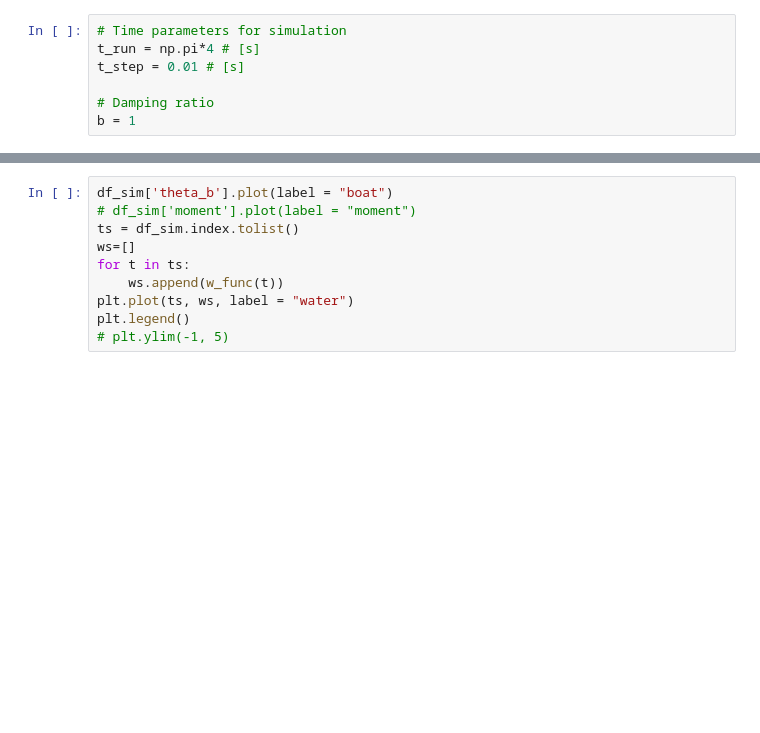
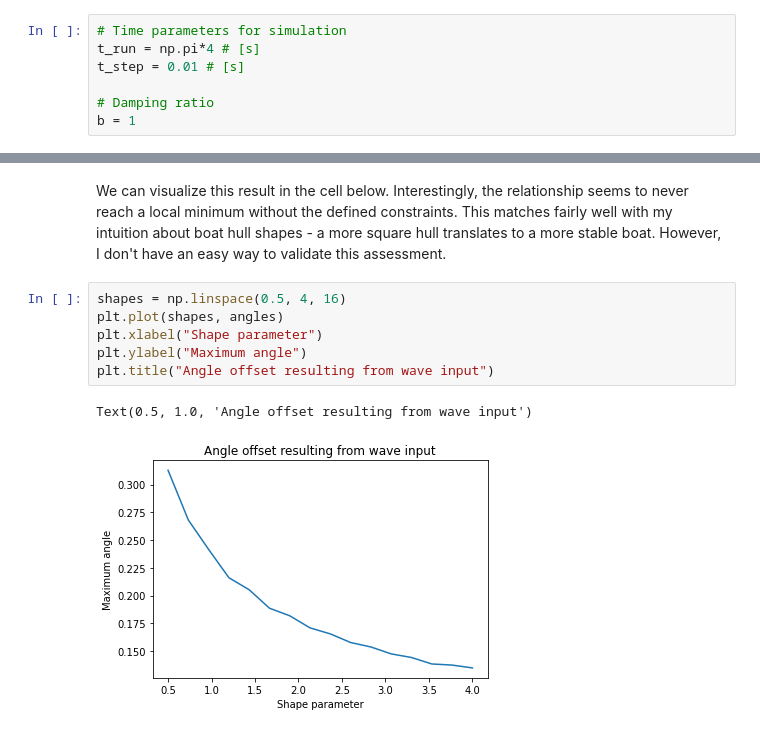
Before and after one commit to shawnalbertson/PDO-kayak, a Jupyter notebook: shawn-pdo-final.ipynb, the cells around one changed output, grey strips where cells are left out. Saved outputs shown, nothing was run; the diff lists cells and outputs as text; blank space fills up the shorter version.

```diff
--- a/shawn-pdo-final.ipynb
+++ b/shawn-pdo-final.ipynb
@@ -294,10 +315,11 @@ Run once and get max angle
-# %%
-df_sim['theta_b'].plot(label = "boat")
-# df_sim['moment'].plot(label = "moment")
-ts = df_sim.index.tolist()
-ws=[]
-for t in ts:
-    ws.append(w_func(t))
-plt.plot(ts, ws, label = "water")
-plt.legend()
-# plt.ylim(-1, 5)
+# %% [markdown]
+We can visualize this result in the cell below. Interestingly, the relationship seems to never reach a local minimum without the defined constraints. This matches fairly well with my intuition about boat hull shapes - a more square hull translates to a more stable boat. However, I don't have an easy way to validate this assessment.
+# %%
+shapes = np.linspace(0.5, 4, 16)
+plt.plot(shapes, angles)
+plt.xlabel("Shape parameter")
+plt.ylabel("Maximum angle")
+plt.title("Angle offset resulting from wave input")
+# %% [output]
+Text(0.5, 1.0, 'Angle offset resulting from wave input')
+[figure, added]
```
Also changed, not shown: parts of 22 cells of this notebook.
